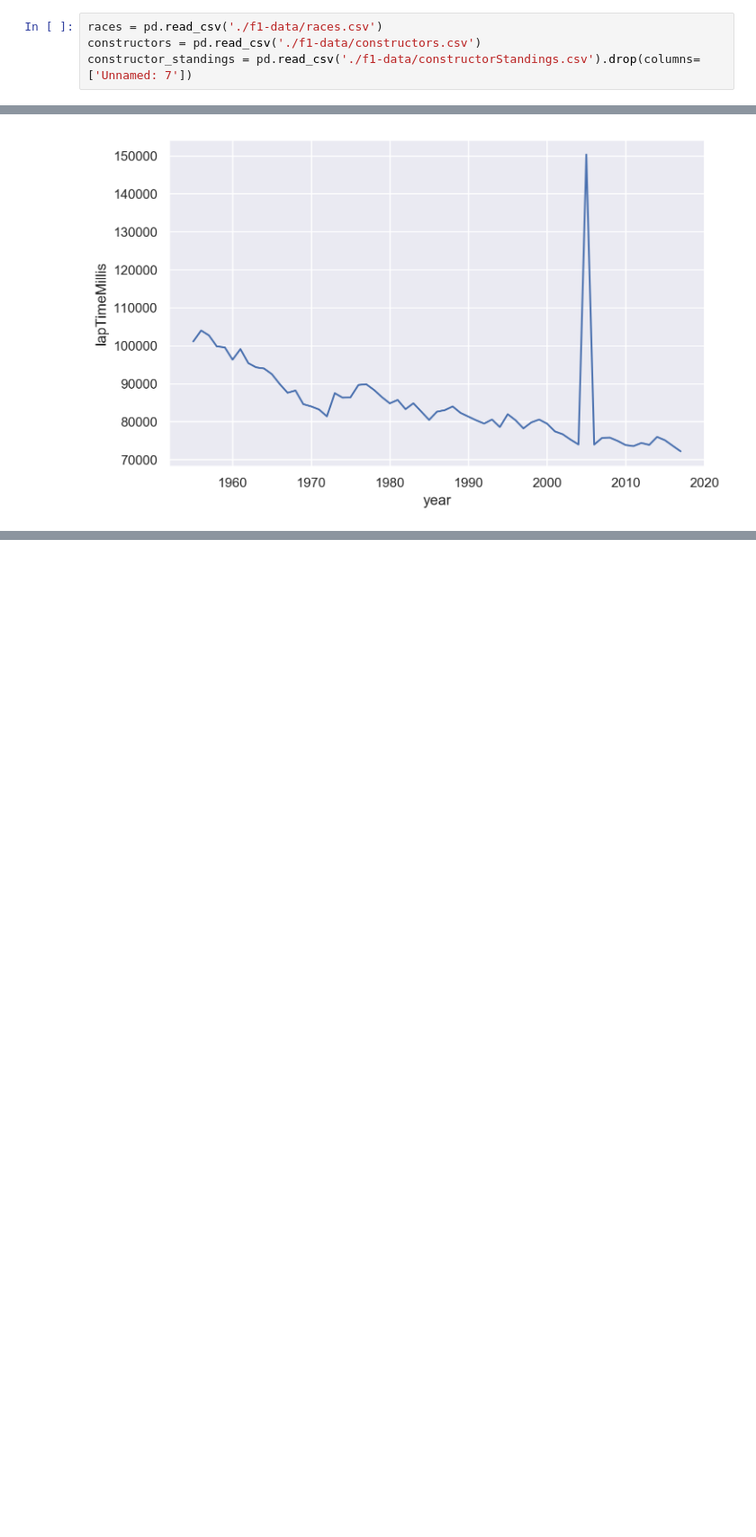
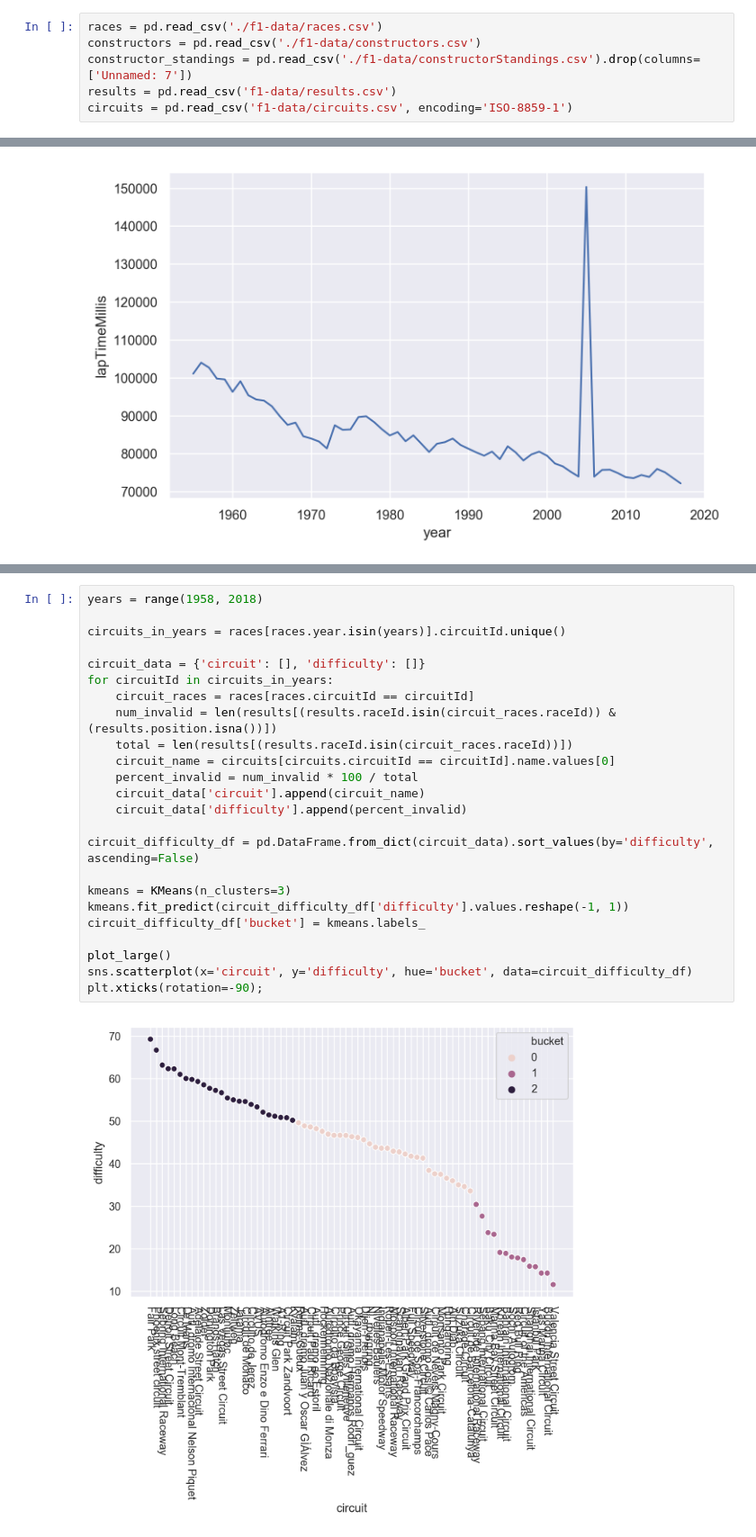
Before and after one commit to mnvsngv/cs696-bigdata, a Jupyter notebook: Project/Project.ipynb, the cells around one changed output, grey strips where cells are left out. Shown at 90% size. Cells and saved outputs as stored; diff of their text form; blank space fills up the shorter version.

```diff
--- a/Project/Project.ipynb
+++ b/Project/Project.ipynb
@@ -28,4 +28,6 @@ for driver in race_1_drivers:
 races = pd.read_csv('./f1-data/races.csv')
 constructors = pd.read_csv('./f1-data/constructors.csv')
 constructor_standings = pd.read_csv('./f1-data/constructorStandings.csv').drop(columns=['Unnamed: 7'])
+results = pd.read_csv('f1-data/results.csv')
+circuits = pd.read_csv('f1-data/circuits.csv', encoding='ISO-8859-1')
 # %%
@@ -103,0 +109,26 @@ sns.lineplot(x='year', y='lapTimeMillis', data=monaco_df)
+# %%
+years = range(1958, 2018)
+
+circuits_in_years = races[races.year.isin(years)].circuitId.unique()
+
+circuit_data = {'circuit': [], 'difficulty': []}
+for circuitId in circuits_in_years:
+    circuit_races = races[races.circuitId == circuitId]
+    num_invalid = len(results[(results.raceId.isin(circuit_races.raceId)) & (results.position.isna())])
+    total = len(results[(results.raceId.isin(circuit_races.raceId))])
+    circuit_name = circuits[circuits.circuitId == circuitId].name.values[0]
+    percent_invalid = num_invalid * 100 / total
+    circuit_data['circuit'].append(circuit_name)
+    circuit_data['difficulty'].append(percent_invalid)
+
+circuit_difficulty_df = pd.DataFrame.from_dict(circuit_data).sort_values(by='difficulty', ascending=False)
+
+kmeans = KMeans(n_clusters=3)
+kmeans.fit_predict(circuit_difficulty_df['difficulty'].values.reshape(-1, 1))
+circuit_difficulty_df['bucket'] = kmeans.labels_
+
+plot_large()
+sns.scatterplot(x='circuit', y='difficulty', hue='bucket', data=circuit_difficulty_df)
+plt.xticks(rotation=-90);
+# %% [output]
+[figure, added]
```
Also changed, not shown: parts of 3 cells of this notebook.
